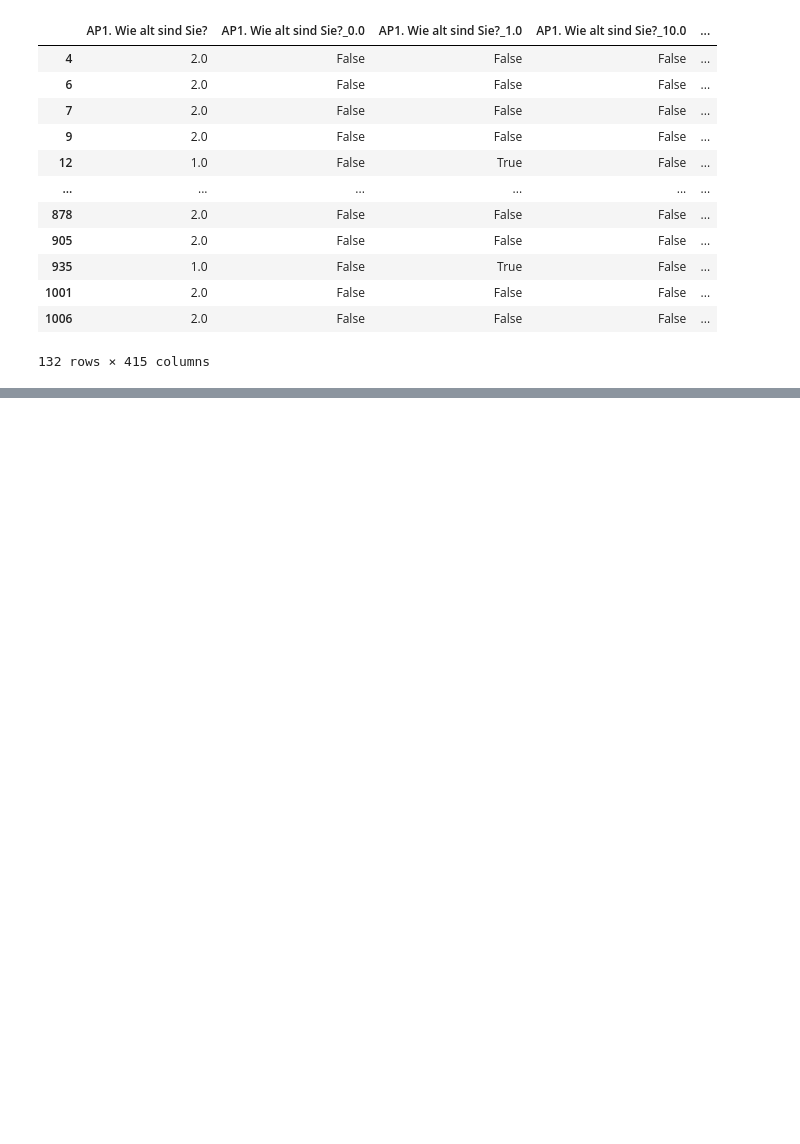
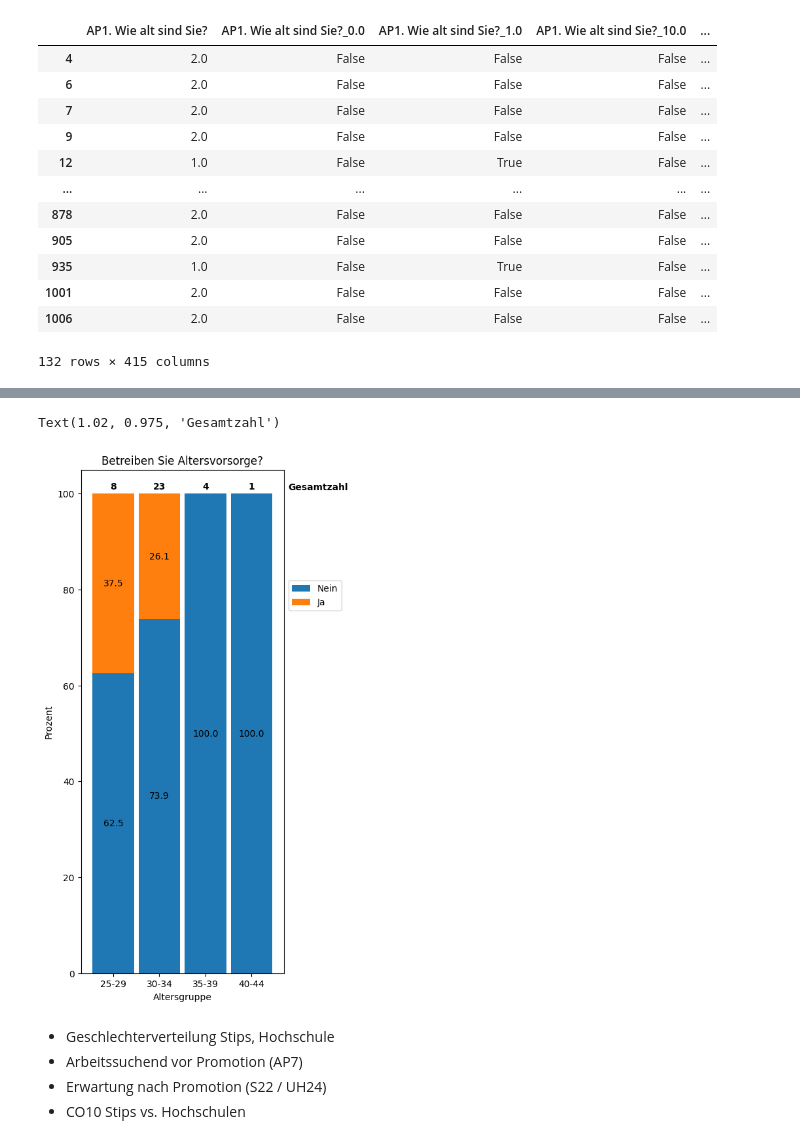
Before and after one commit to michaelgerloff/Survey_working_conditions_art_history, a Jupyter notebook: notebooks/02_Correlation_Analysis.ipynb, the cells around one changed output, grey strips where cells are left out. Drawn from its saved outputs; the diff is of its cells as text; code cells hidden in the pictures; blank space fills up the shorter version.

```diff
--- a/notebooks/02_Correlation_Analysis.ipynb
+++ b/notebooks/02_Correlation_Analysis.ipynb
@@ -1450,0 +1560,3 @@ DR_df.to_csv('../data/processed/04_doctoral_researchers.csv')
+# %%
+pension_S_df, pension_S_perc = cross_analysis_non_one_hot('S9. Betreiben Sie Altersvorsorge?', ls_cols_age_level, df=DR_df, transpose=True)
+pension_S_df
@@ -1450,0 +1576,2 @@ DR_df.to_csv('../data/processed/04_doctoral_researchers.csv')
+# %%
+pension_S_df = pension_S_df[~(pension_S_df == 0).all(axis=1)]
@@ -1450,0 +1586,31 @@ DR_df.to_csv('../data/processed/04_doctoral_researchers.csv')
+# %%
+ax = pension_S_df[pension_S_perc].plot(kind='bar',
+                        stacked=True,
+                        figsize=(4, 10),
+                        #rot=45,
+                        ylabel='Prozent',
+                        xlabel='Altersgruppe',
+                        width=0.9,
+                        title='Betreiben Sie Altersvorsorge?'
+                        )
+
+# add percentage labels into the bars
+for c in ax.containers:
+    # Optional: if the segment is small or 0, customize the labels
+    labels = [v.get_height() if v.get_height() > 0 else '' for v in c]
+    # remove the labels parameter if it's not needed for customized labels
+    ax.bar_label(c, fmt=lambda x: f'{x:.1f}' if x > 0 else '', label_type='center')
+
+ax.set_xticklabels(['25-29', '30-34', '35-39', '40-44'], rotation=0, ha='center', rotation_mode='anchor')
+ax.legend(loc='center left', bbox_to_anchor=(1, 0.75), labels=['Nein', 'Ja'])
+
+#add total values of entries above bar
+y_offset = 4
+for i, total in enumerate(pension_S_df['totals']):
+    ax.text(pension_S_df['totals'].reset_index().index[i], y= 101, s = int(total), ha='center',
+    weight='bold')
+
+ax.text(1.02, 0.975, 'Gesamtzahl', transform=ax.transAxes, fontsize=10, verticalalignment='top', weight='bold')
+# %% [output]
+Text(1.02, 0.975, 'Gesamtzahl')
+[figure, added]
@@ -1450,0 +1620,5 @@ DR_df.to_csv('../data/processed/04_doctoral_researchers.csv')
+# %% [markdown]
+* Geschlechterverteilung Stips, Hochschule
+* Arbeitssuchend vor Promotion (AP7)
+* Erwartung nach Promotion (S22 / UH24)
+* CO10 Stips vs. Hochschulen
```
Also changed, not shown: parts of 22 cells of this notebook, 3 other files.
